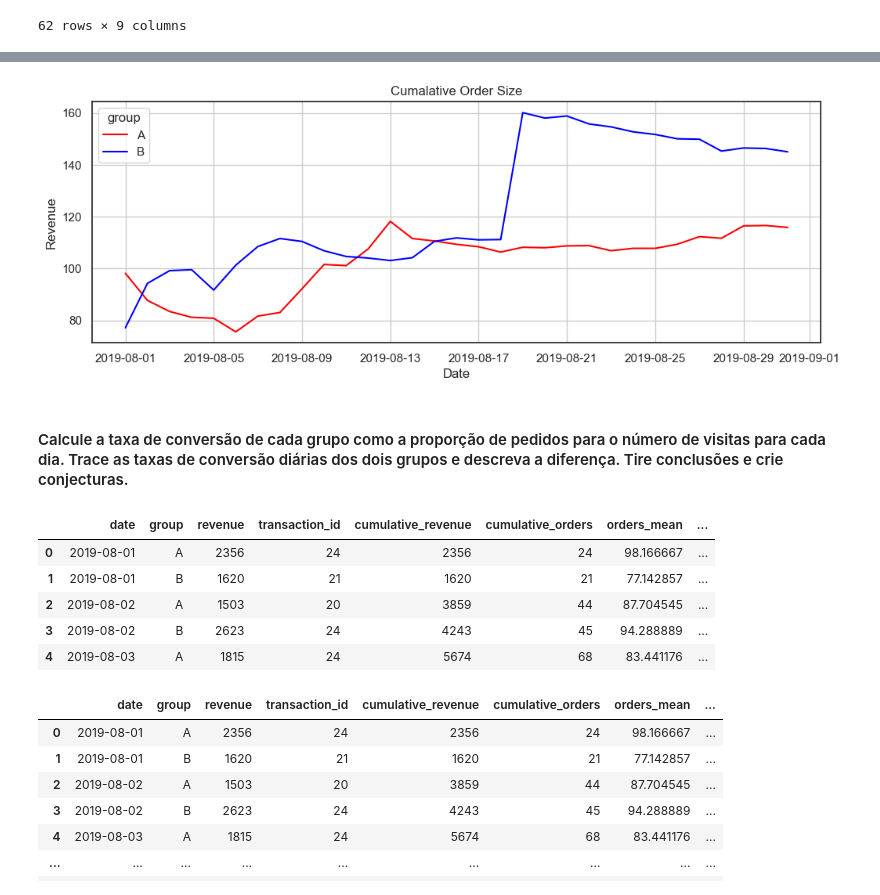
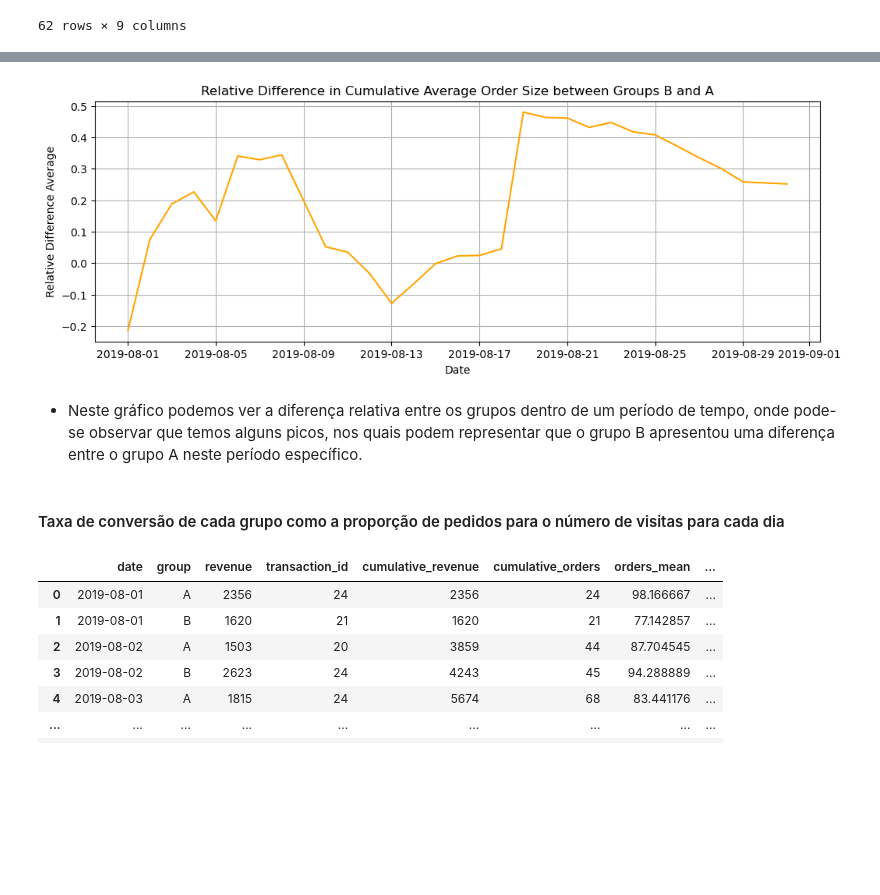
Before and after one commit to RafaelGenari/Bootcamp_Project_Making_Decisions_Based_In_Data, a Jupyter notebook: Notebooks/EDA.ipynb, the cells around one changed output, grey strips where cells are left out. Cells and saved outputs as stored; diff of their text form; code cells hidden in the pictures; blank space fills up the shorter version.

```diff
--- a/Notebooks/EDA.ipynb
+++ b/Notebooks/EDA.ipynb
@@ -397,0 +404,8 @@ plt.show()
+# %%
+a_group = data_total[data_total['group'] == 'A'][['date', 'orders_mean']].rename(columns={'orders_mean': 'mean_a'})
+b_group = data_total[data_total['group'] == 'B'][['date', 'orders_mean']].rename(columns={'orders_mean': 'mean_b'})
+
+relative_comparison = pd.merge(a_group, b_group, on = 'date')
+
+relative_comparison['relative_difference'] = (relative_comparison['mean_b'] - relative_comparison['mean_a']) / relative_comparison['mean_a']
+relative_comparison.head()
@@ -398,24 +419,17 @@ plt.show()
 # %%
 plt.figure(figsize=(12, 4))
-sns.lineplot(x = 'date', y= 'orders_mean', hue = 'group', palette=['red', 'blue'], data = data_total)
-plt.title('Cumalative Order Size')
+plt.plot(relative_comparison['date'], relative_comparison['relative_difference'], color='orange')
+plt.title('Relative Difference in Cumulative Average Order Size between Groups B and A')
 plt.xlabel('Date')
-plt.ylabel('Revenue')
+plt.ylabel('Relative Difference Average')
 plt.grid()
 plt.show()
 # %% [output]
-[figure, old version]
+[figure, new version]
+# %% [markdown]
+- Neste gráfico podemos ver a diferença relativa entre os grupos dentro de um período de tempo, onde pode-se observar que temos alguns picos, nos quais podem representar que o grupo B apresentou uma diferença entre o grupo A neste período específico.
 # %% [markdown]
-#### Calcule a taxa de conversão de cada grupo como a proporção de pedidos para o número de visitas para cada dia. Trace as taxas de conversão diárias dos dois grupos e descreva a diferença. Tire conclusões e crie conjecturas.
+#### Taxa de conversão de cada grupo como a proporção de pedidos para o número de visitas para cada dia
-# %%
-data_total.head()
-# %% [output]
-|  | date | group | revenue | transaction_id | cumulative_revenue | cumulative_orders | orders_mean | ... |
-| 0 | 2019-08-01 | A | 2356 | 24 | 2356 | 24 | 98.166667 | ... |
-| 1 | 2019-08-01 | B | 1620 | 21 | 1620 | 21 | 77.142857 | ... |
-| 2 | 2019-08-02 | A | 1503 | 20 | 3859 | 44 | 87.704545 | ... |
-| 3 | 2019-08-02 | B | 2623 | 24 | 4243 | 45 | 94.288889 | ... |
-| 4 | 2019-08-03 | A | 1815 | 24 | 5674 | 68 | 83.441176 | ... |
 # %%
 data_total['conversion_rate'] = data_total['transaction_id'] / data_total['visits_sum']
 data_total
```
Also changed, not shown: parts of 49 cells of this notebook.
